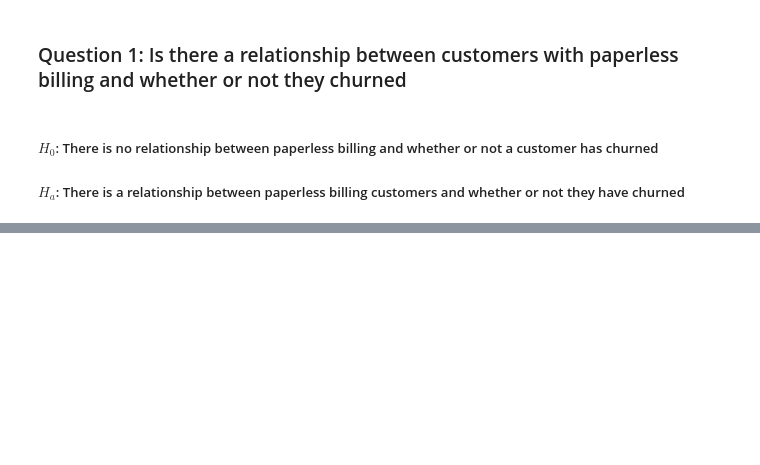
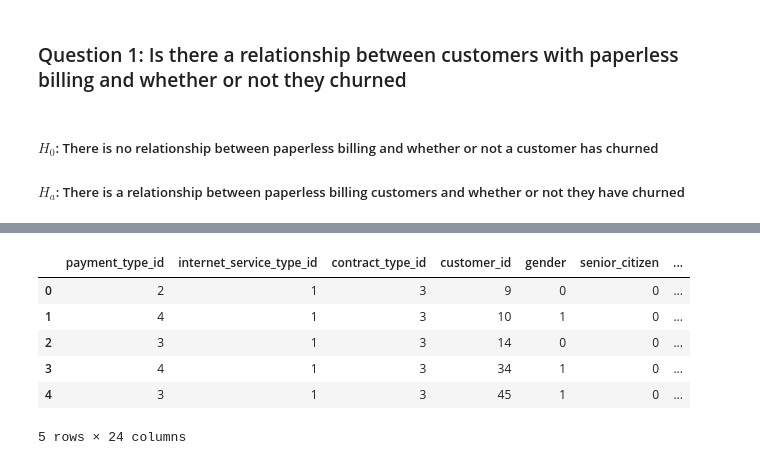
Before and after one commit to ForrestMccrosky/Classification_Project, a Jupyter notebook: classification_project_rough.ipynb, the cells around one changed output, grey strips where cells are left out. Cells and saved outputs as stored; diff of their text form; code cells hidden in the pictures; blank space fills up the shorter version.

```diff
--- a/classification_project_rough.ipynb
+++ b/classification_project_rough.ipynb
@@ -285,0 +294,11 @@ TypeError: unsupported operand type(s) for /: 'str' and 'int'
+# %%
+telco_num = convert_cats(telco_df) ##converting dataframe to numerical dataframe for computer format
+telco_num.head()
+# %% [output]
+|  | payment_type_id | internet_service_type_id | contract_type_id | customer_id | gender | senior_citizen | ... |
+| 0 | 2 | 1 | 3 | 9 | 0 | 0 | ... |
+| 1 | 4 | 1 | 3 | 10 | 1 | 0 | ... |
+| 2 | 3 | 1 | 3 | 14 | 0 | 0 | ... |
+| 3 | 4 | 1 | 3 | 34 | 1 | 0 | ... |
+| 4 | 3 | 1 | 3 | 45 | 1 | 0 | ... |
+5 rows × 24 columns
```
Also changed, not shown: parts of 11 cells of this notebook, 1 other file.
